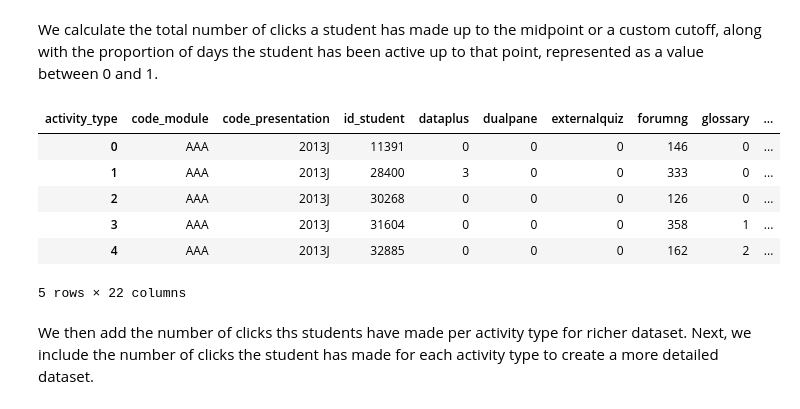
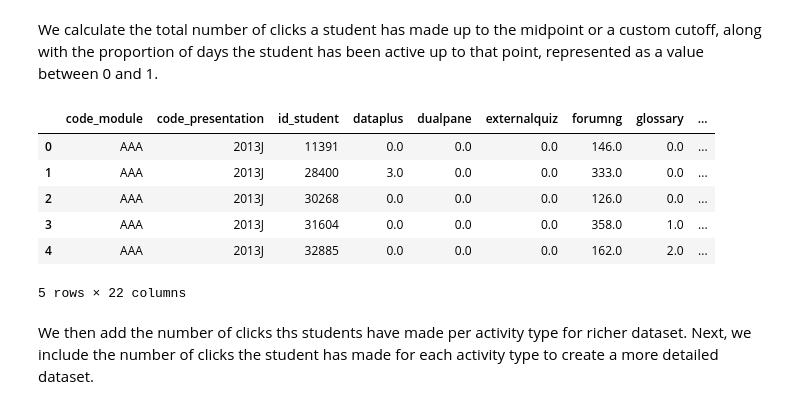
Before and after one commit to MScProjs/MScProject2025-Ali-Suhail, a Jupyter notebook: codes/models.ipynb, the cells around one changed output. Saved outputs shown, nothing was run; the diff lists cells and outputs as text; code cells hidden in the pictures.

```diff
--- a/codes/models.ipynb
+++ b/codes/models.ipynb
@@ -1823,22 +1835,33 @@ We calculate the total number of clicks a student has made up to the midpoint or
 # %%
 # Build the activity click matrix.
 vle_activity_ohe_custom = pd.pivot_table(
     vle_df_custom,
     index = ['code_module', 'code_presentation', 'id_student'],
     columns = 'activity_type',
     values = 'sum_click',
     aggfunc = 'sum',
     fill_value = 0
 ).reset_index()
 
+# Make sure students with no activity are included.
+vle_activity_ohe_custom = student_keys.merge(
+    vle_activity_ohe_custom,
+    on=['code_module', 'code_presentation', 'id_student'],
+    how='left'
+)
+
+# Fill missing click values with 0
+activity_cols = [col for col in vle_activity_ohe_custom.columns if col not in ['code_module', 'code_presentation', 'id_student']]
+vle_activity_ohe_custom[activity_cols] = vle_activity_ohe_custom[activity_cols].fillna(0)
+
 vle_activity_ohe_custom.head(5)
 # %% [output]
-| activity_type | code_module | code_presentation | id_student | dataplus | dualpane | externalquiz | forumng | glossary | ... |
-| 0 | AAA | 2013J | 11391 | 0 | 0 | 0 | 146 | 0 | ... |
-| 1 | AAA | 2013J | 28400 | 3 | 0 | 0 | 333 | 0 | ... |
-| 2 | AAA | 2013J | 30268 | 0 | 0 | 0 | 126 | 0 | ... |
-| 3 | AAA | 2013J | 31604 | 0 | 0 | 0 | 358 | 1 | ... |
-| 4 | AAA | 2013J | 32885 | 0 | 0 | 0 | 162 | 2 | ... |
+|  | code_module | code_presentation | id_student | dataplus | dualpane | externalquiz | forumng | glossary | ... |
+| 0 | AAA | 2013J | 11391 | 0.0 | 0.0 | 0.0 | 146.0 | 0.0 | ... |
+| 1 | AAA | 2013J | 28400 | 3.0 | 0.0 | 0.0 | 333.0 | 0.0 | ... |
+| 2 | AAA | 2013J | 30268 | 0.0 | 0.0 | 0.0 | 126.0 | 0.0 | ... |
+| 3 | AAA | 2013J | 31604 | 0.0 | 0.0 | 0.0 | 358.0 | 1.0 | ... |
+| 4 | AAA | 2013J | 32885 | 0.0 | 0.0 | 0.0 | 162.0 | 2.0 | ... |
 5 rows × 22 columns
 # %% [markdown]
 We then add the number of clicks ths students have made per activity type for richer dataset. Next, we include the number of clicks the student has made for each activity type to create a more detailed dataset.
```
Also changed, not shown: parts of 15 cells of this notebook, 10 other files.
